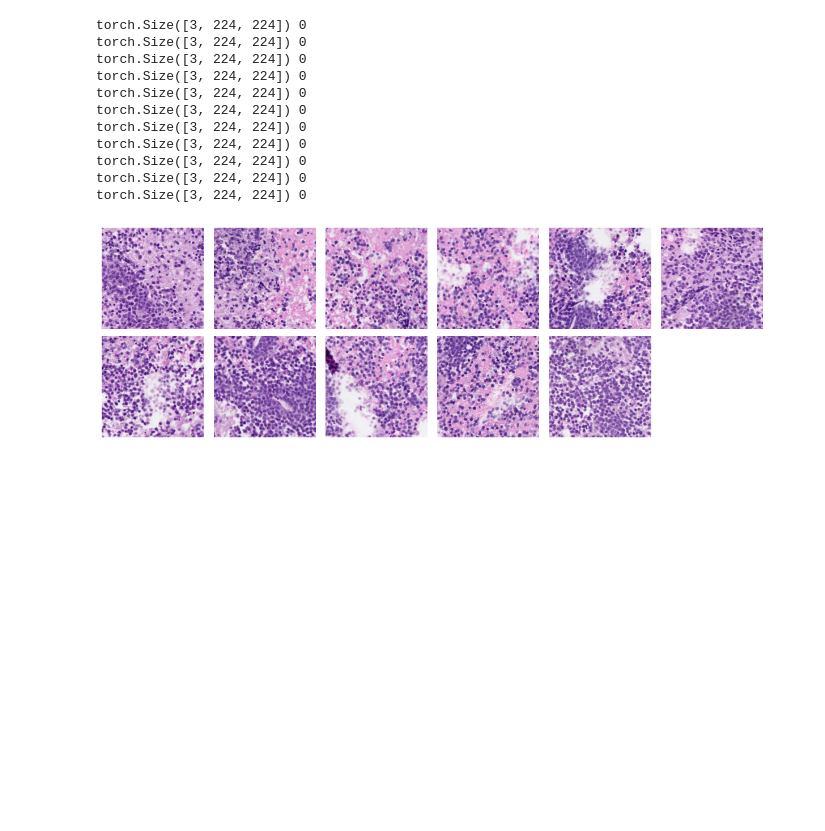
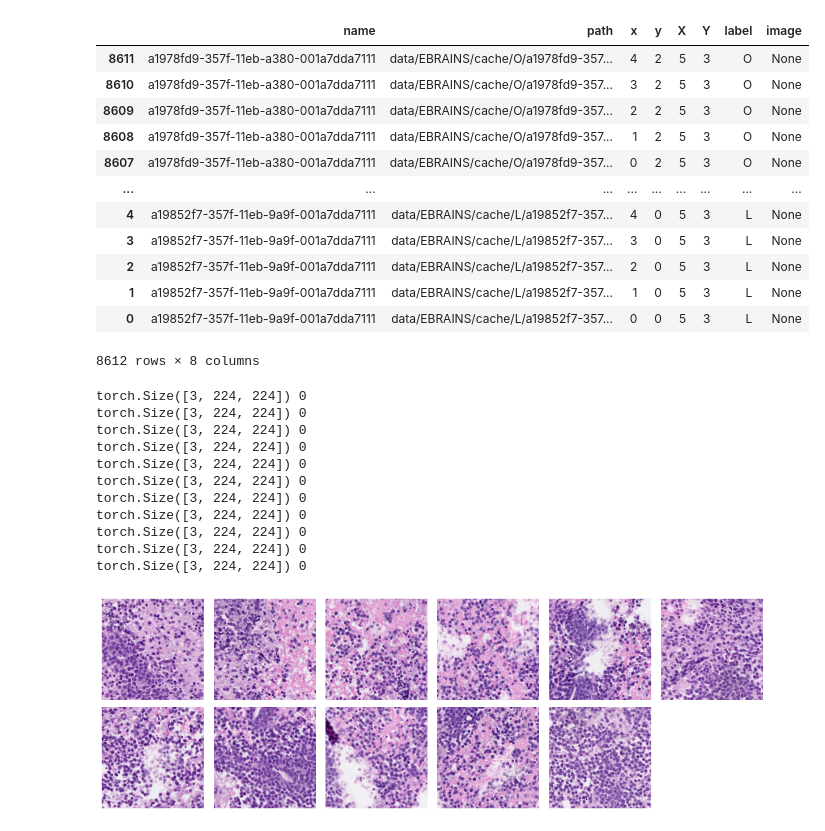
Before and after one commit to endaaman/bt, a Jupyter notebook: notes/note_dataset.ipynb, the cells around one changed output. Cells and saved outputs as stored; diff of their text form; code cells hidden in the pictures; blank space fills up the shorter version.

```diff
--- a/notes/note_dataset.ipynb
+++ b/notes/note_dataset.ipynb
@@ -15,3 +17,19 @@ loading O
+# %%
+df = pd.DataFrame([i.asdict() for i in ds.items])
+# %% [output]
+|  | name | path | x | y | X | Y | label | image |
+| 8611 | a1978fd9-357f-11eb-a380-001a7dda7111 | data/EBRAINS/cache/O/a1978fd9-357... | 4 | 2 | 5 | 3 | O | None |
+| 8610 | a1978fd9-357f-11eb-a380-001a7dda7111 | data/EBRAINS/cache/O/a1978fd9-357... | 3 | 2 | 5 | 3 | O | None |
+| 8609 | a1978fd9-357f-11eb-a380-001a7dda7111 | data/EBRAINS/cache/O/a1978fd9-357... | 2 | 2 | 5 | 3 | O | None |
+| 8608 | a1978fd9-357f-11eb-a380-001a7dda7111 | data/EBRAINS/cache/O/a1978fd9-357... | 1 | 2 | 5 | 3 | O | None |
+| 8607 | a1978fd9-357f-11eb-a380-001a7dda7111 | data/EBRAINS/cache/O/a1978fd9-357... | 0 | 2 | 5 | 3 | O | None |
+| ... | ... | ... | ... | ... | ... | ... | ... | ... |
+| 4 | a19852f7-357f-11eb-9a9f-001a7dda7111 | data/EBRAINS/cache/L/a19852f7-357... | 4 | 0 | 5 | 3 | L | None |
+| 3 | a19852f7-357f-11eb-9a9f-001a7dda7111 | data/EBRAINS/cache/L/a19852f7-357... | 3 | 0 | 5 | 3 | L | None |
+| 2 | a19852f7-357f-11eb-9a9f-001a7dda7111 | data/EBRAINS/cache/L/a19852f7-357... | 2 | 0 | 5 | 3 | L | None |
+| 1 | a19852f7-357f-11eb-9a9f-001a7dda7111 | data/EBRAINS/cache/L/a19852f7-357... | 1 | 0 | 5 | 3 | L | None |
+| 0 | a19852f7-357f-11eb-9a9f-001a7dda7111 | data/EBRAINS/cache/L/a19852f7-357... | 0 | 0 | 5 | 3 | L | None |
+8612 rows × 8 columns
 # %%
 i = 0
 imgs = []
```
Also changed, not shown: parts of 2 cells of this notebook, 7 other files.
